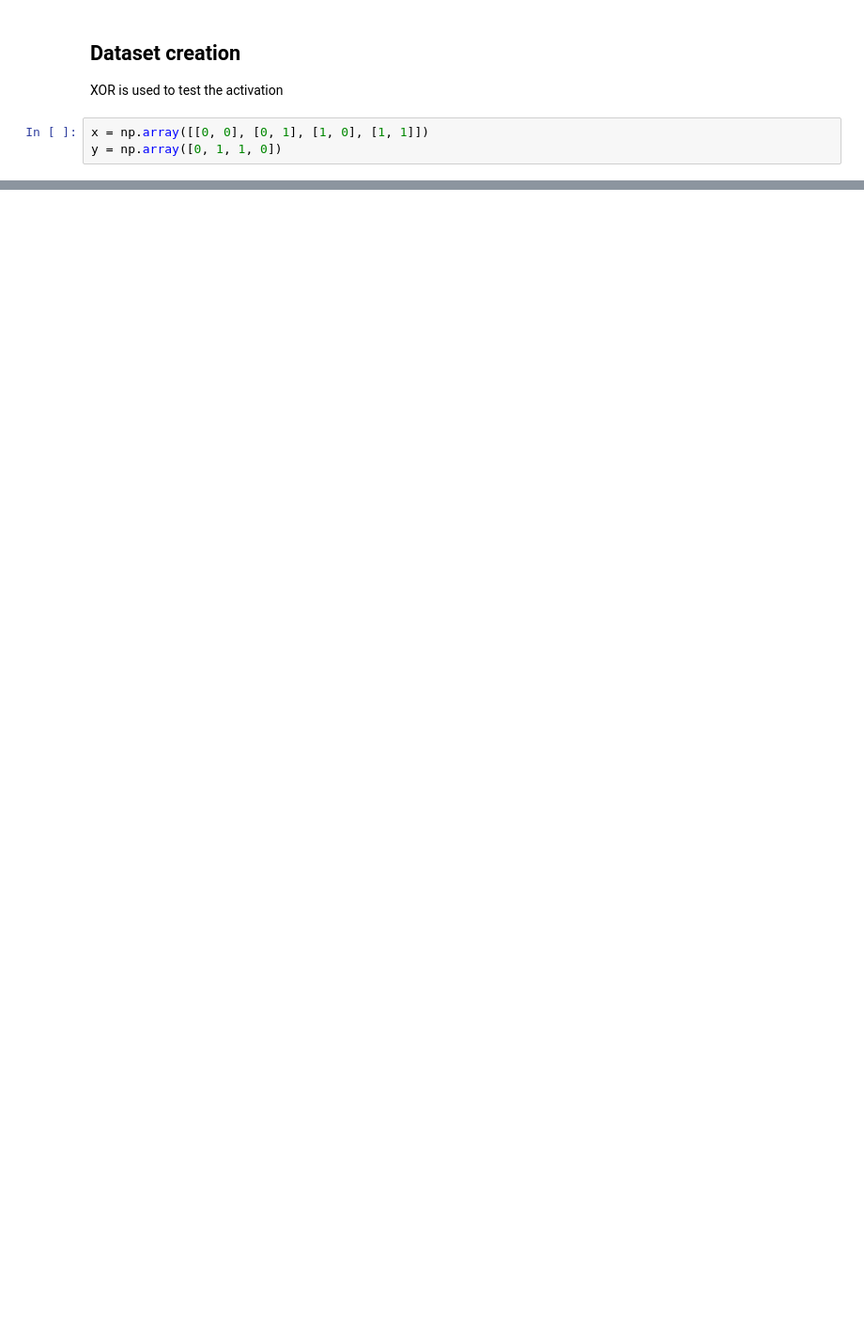
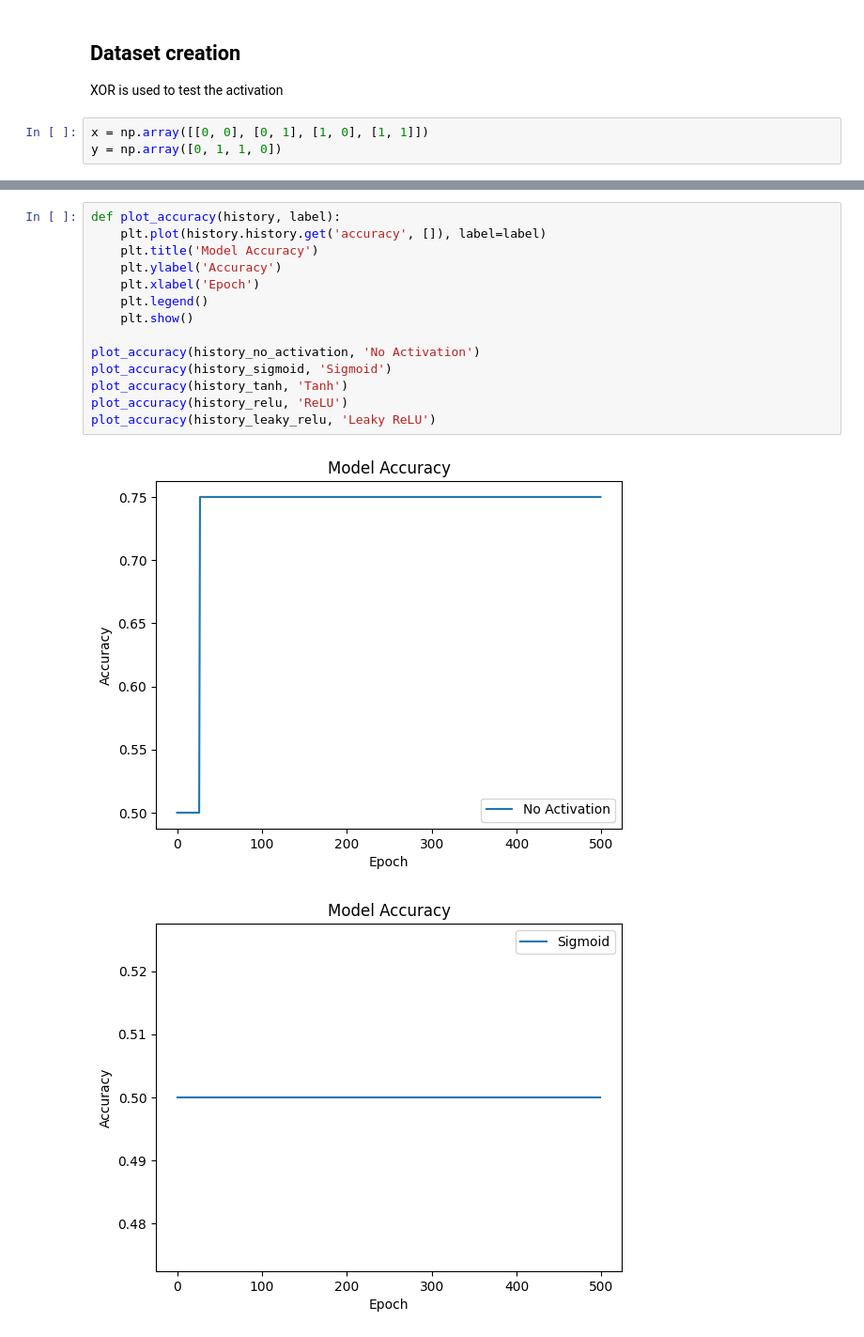
Before and after one commit to jai2992/learning, a Jupyter notebook: tensorflow_activation.ipynb, the cells around one changed output, grey strips where cells are left out. Shown at 94% size. Drawn from its saved outputs; the diff is of its cells as text; blank space fills up the shorter version.

```diff
--- a/tensorflow_activation.ipynb
+++ b/tensorflow_activation.ipynb
@@ -52,0 +151,17 @@ Epoch 10/10
+# %%
+def plot_accuracy(history, label):
+    plt.plot(history.history.get('accuracy', []), label=label)
+    plt.title('Model Accuracy')
+    plt.ylabel('Accuracy')
+    plt.xlabel('Epoch')
+    plt.legend()
+    plt.show()
+
+plot_accuracy(history_no_activation, 'No Activation')
+plot_accuracy(history_sigmoid, 'Sigmoid')
+plot_accuracy(history_tanh, 'Tanh')
+plot_accuracy(history_relu, 'ReLU')
+plot_accuracy(history_leaky_relu, 'Leaky ReLU')
+# %% [output]
+[figure, added]
+[figure, added]
```
Also changed, not shown: parts of 12 cells of this notebook, 1 other file.
